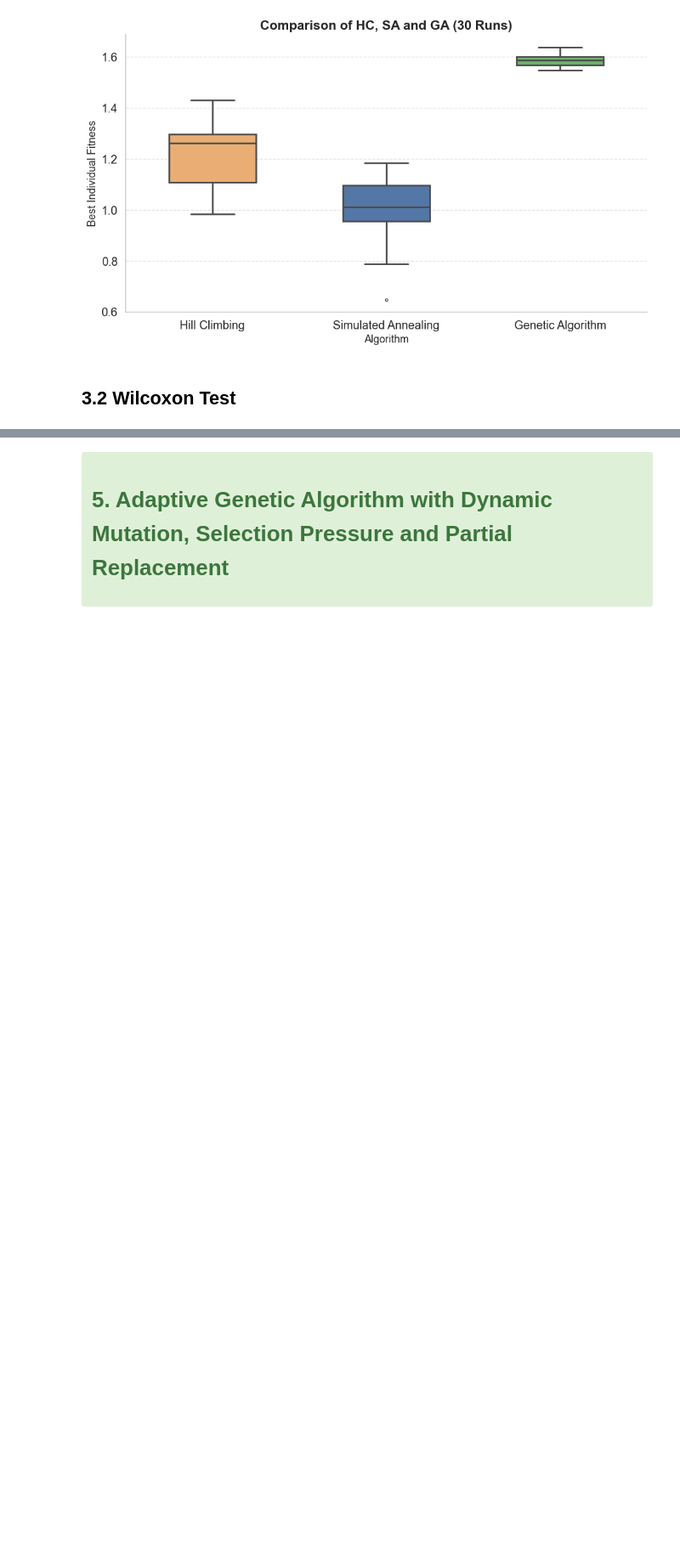
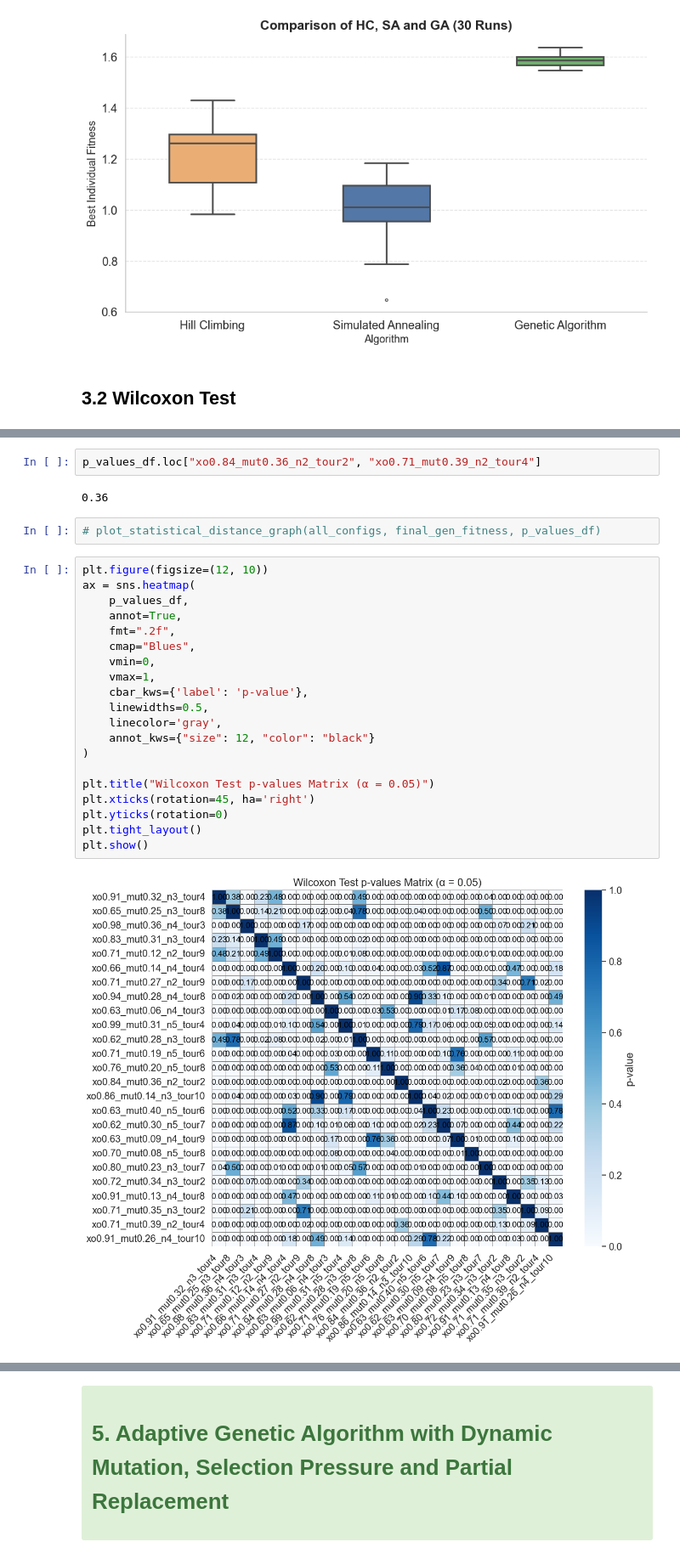
Before and after one commit to mgalao/computational-intelligence-for-optimization-project, a Jupyter notebook: notebooks_and_results/results_analysis.ipynb, the cells around one changed output, grey strips where cells are left out. Shown at 85% size. Drawn from its saved outputs; the diff is of its cells as text; blank space fills up the shorter version.

```diff
--- a/notebooks_and_results/results_analysis.ipynb
+++ b/notebooks_and_results/results_analysis.ipynb
@@ -510,3 +655,31 @@ df_hp_tuning = pd.read_csv("results/ga/results_hp_tuning.csv")
+# %%
+p_values_df.loc["xo0.84_mut0.36_n2_tour2", "xo0.71_mut0.39_n2_tour4"]
+# %% [output]
+0.36
+# %%
+# plot_statistical_distance_graph(all_configs, final_gen_fitness, p_values_df)
+# %%
+plt.figure(figsize=(12, 10))
+ax = sns.heatmap(
+    p_values_df,
+    annot=True,
+    fmt=".2f",
+    cmap="Blues",
+    vmin=0,
+    vmax=1,
+    cbar_kws={'label': 'p-value'},
+    linewidths=0.5,
+    linecolor='gray',
+    annot_kws={"size": 12, "color": "black"}
+)
+
+plt.title("Wilcoxon Test p-values Matrix (α = 0.05)")
+plt.xticks(rotation=45, ha='right')
+plt.yticks(rotation=0)
+plt.tight_layout()
+plt.show()
+# %% [output]
+[figure, added]
 # %%
 plot_fine_tune(df_hp_tuning)
 # %% [output]
```
Also changed, not shown: parts of 31 cells of this notebook.
